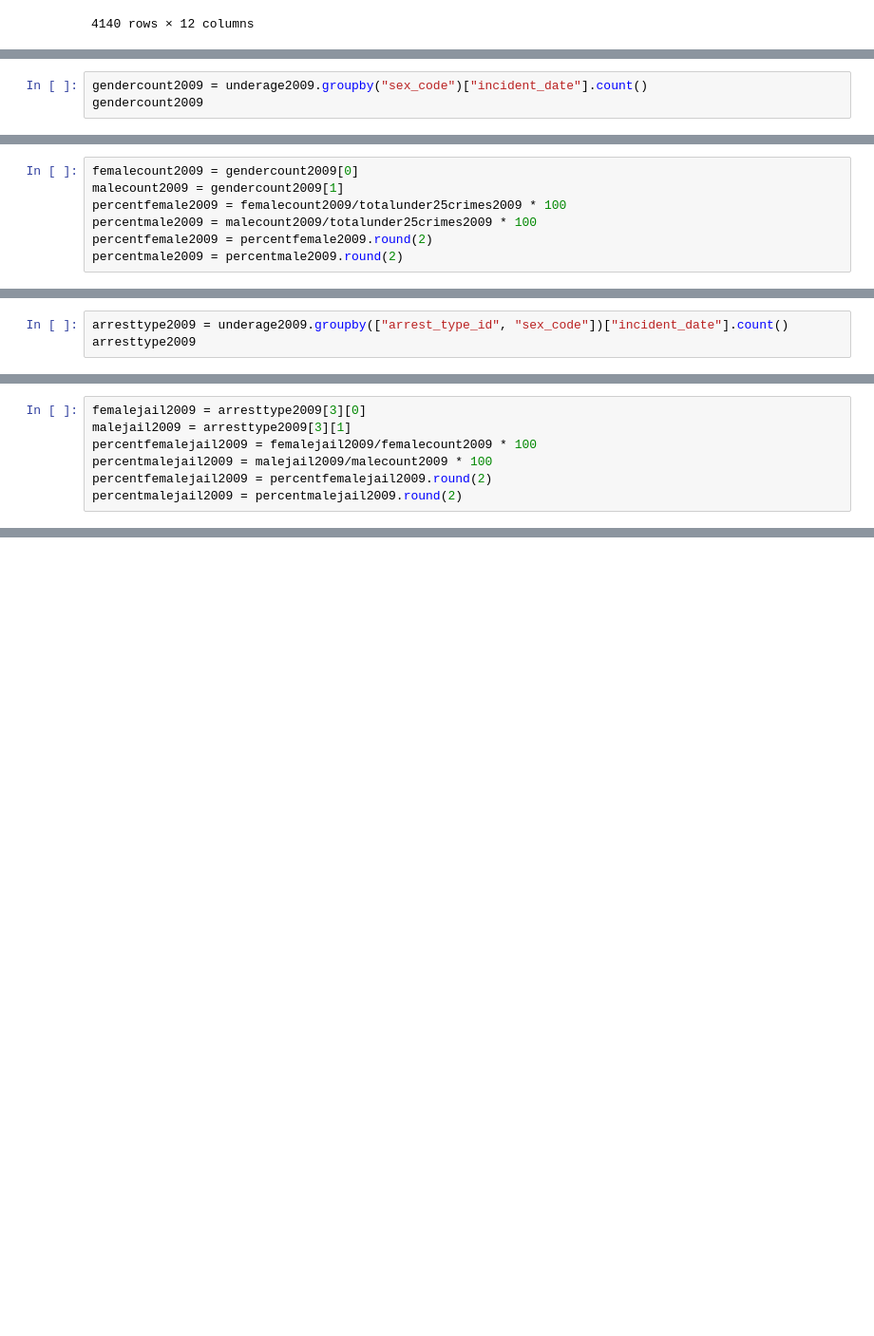
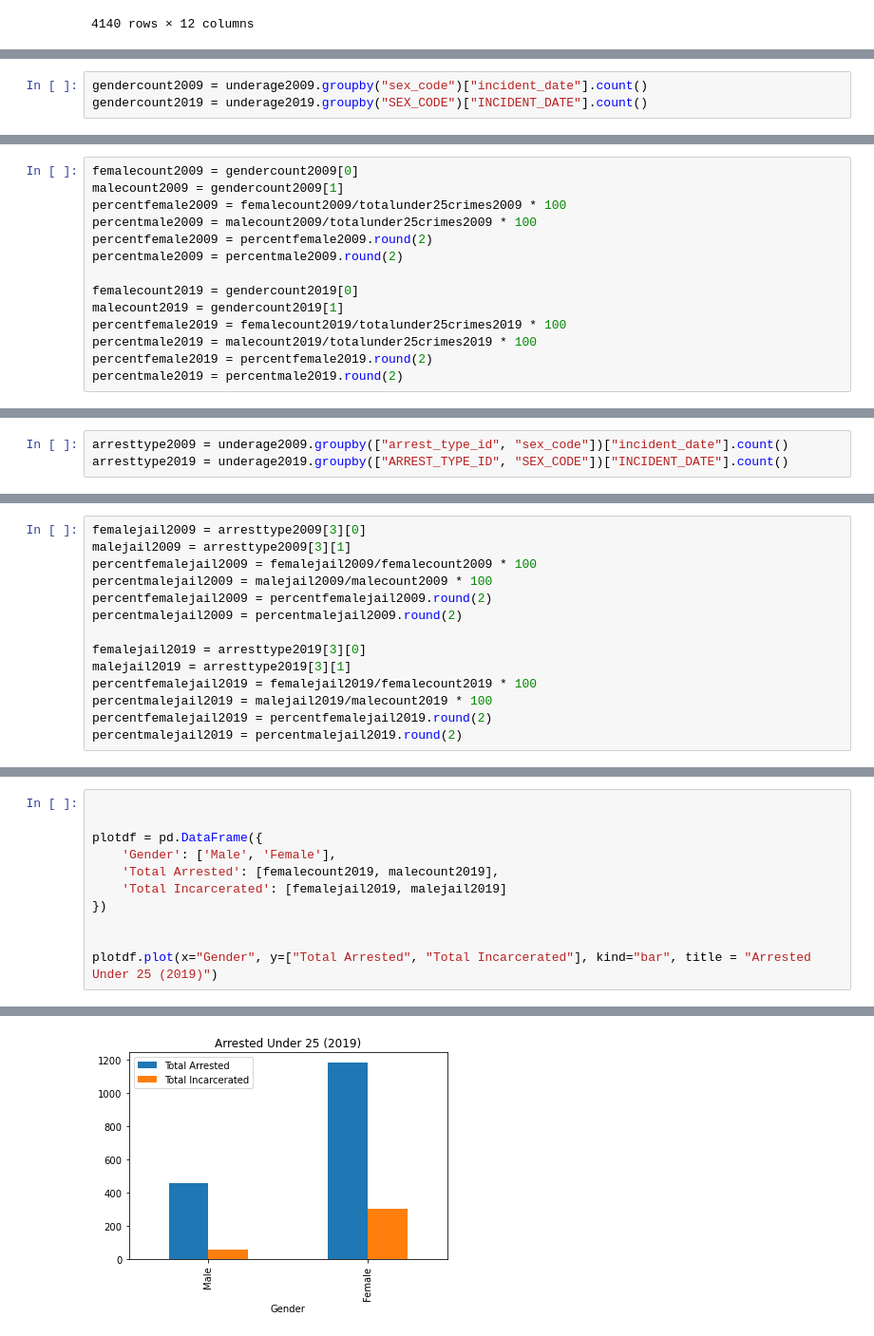
Before and after one commit to Jorgehdzdata/Project1_group3, a Jupyter notebook: John.ipynb, the cells around one changed output, grey strips where cells are left out. Shown at 95% size. Drawn from its saved outputs; the diff is of its cells as text; blank space fills up the shorter version.

```diff
--- a/John.ipynb
+++ b/John.ipynb
@@ -119,3 +104,3 @@ totalunder25crimes2009
 # %%
 gendercount2009 = underage2009.groupby("sex_code")["incident_date"].count()
-gendercount2009
+gendercount2019 = underage2019.groupby("SEX_CODE")["INCIDENT_DATE"].count()
@@ -131,5 +111,12 @@ percentfemale2009 = femalecount2009/totalunder25crimes2009 * 100
 percentmale2009 = malecount2009/totalunder25crimes2009 * 100
 percentfemale2009 = percentfemale2009.round(2)
 percentmale2009 = percentmale2009.round(2)
+
+femalecount2019 = gendercount2019[0]
+malecount2019 = gendercount2019[1]
+percentfemale2019 = femalecount2019/totalunder25crimes2019 * 100
+percentmale2019 = malecount2019/totalunder25crimes2019 * 100
+percentfemale2019 = percentfemale2019.round(2)
+percentmale2019 = percentmale2019.round(2)
 # %%
 groupcrime2009 = underage2009.groupby(["multiple_indicator", "sex_code"])["incident_date"].count()
@@ -152,3 +138,3 @@ percentgroupcrime2009 = percentgroupcrime2009.round(2)
 # %%
 arresttype2009 = underage2009.groupby(["arrest_type_id", "sex_code"])["incident_date"].count()
-arresttype2009
+arresttype2019 = underage2019.groupby(["ARREST_TYPE_ID", "SEX_CODE"])["INCIDENT_DATE"].count()
@@ -168,5 +145,12 @@ percentfemalejail2009 = femalejail2009/femalecount2009 * 100
 percentmalejail2009 = malejail2009/malecount2009 * 100
 percentfemalejail2009 = percentfemalejail2009.round(2)
 percentmalejail2009 = percentmalejail2009.round(2)
+
+femalejail2019 = arresttype2019[3][0]
+malejail2019 = arresttype2019[3][1]
+percentfemalejail2019 = femalejail2019/femalecount2019 * 100
+percentmalejail2019 = malejail2019/malecount2019 * 100
+percentfemalejail2019 = percentfemalejail2019.round(2)
+percentmalejail2019 = percentmalejail2019.round(2)
 # %%
 underagejail2009 = underage2009[underage2009.arrest_type_id == 3]
@@ -210,0 +262,12 @@ list(x)[0][0]
+# %%
+
+
+plotdf = pd.DataFrame({
+    'Gender': ['Male', 'Female'],
+    'Total Arrested': [femalecount2019, malecount2019],
+    'Total Incarcerated': [femalejail2019, malejail2019]
+})
+
+
+plotdf.plot(x="Gender", y=["Total Arrested", "Total Incarcerated"], kind="bar", title = "Arrested Under 25 (2019)")
+# %% [output]
@@ -210,0 +275 @@ list(x)[0][0]
+[figure, added]
```
Also changed, not shown: parts of 19 cells of this notebook, 1 other file.
